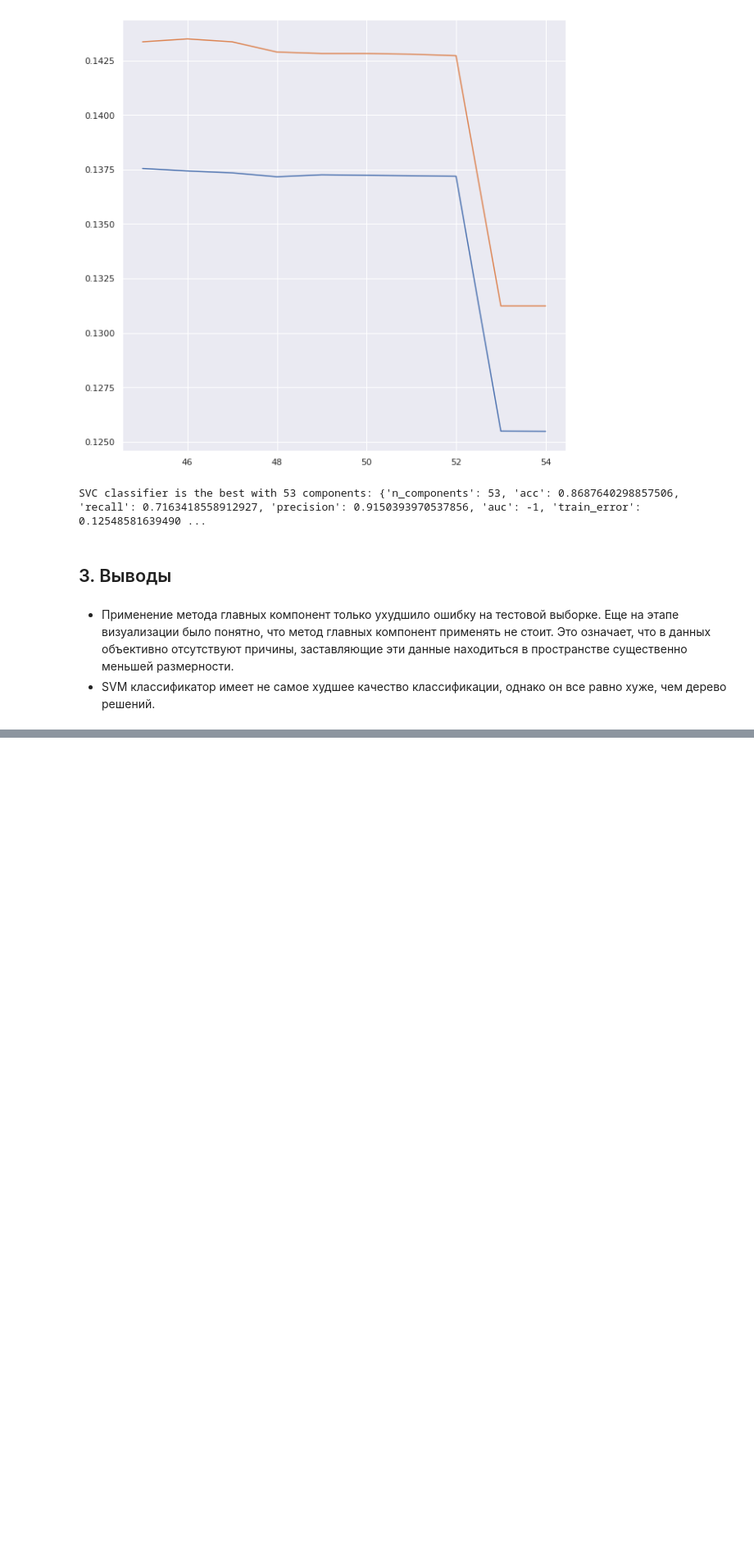
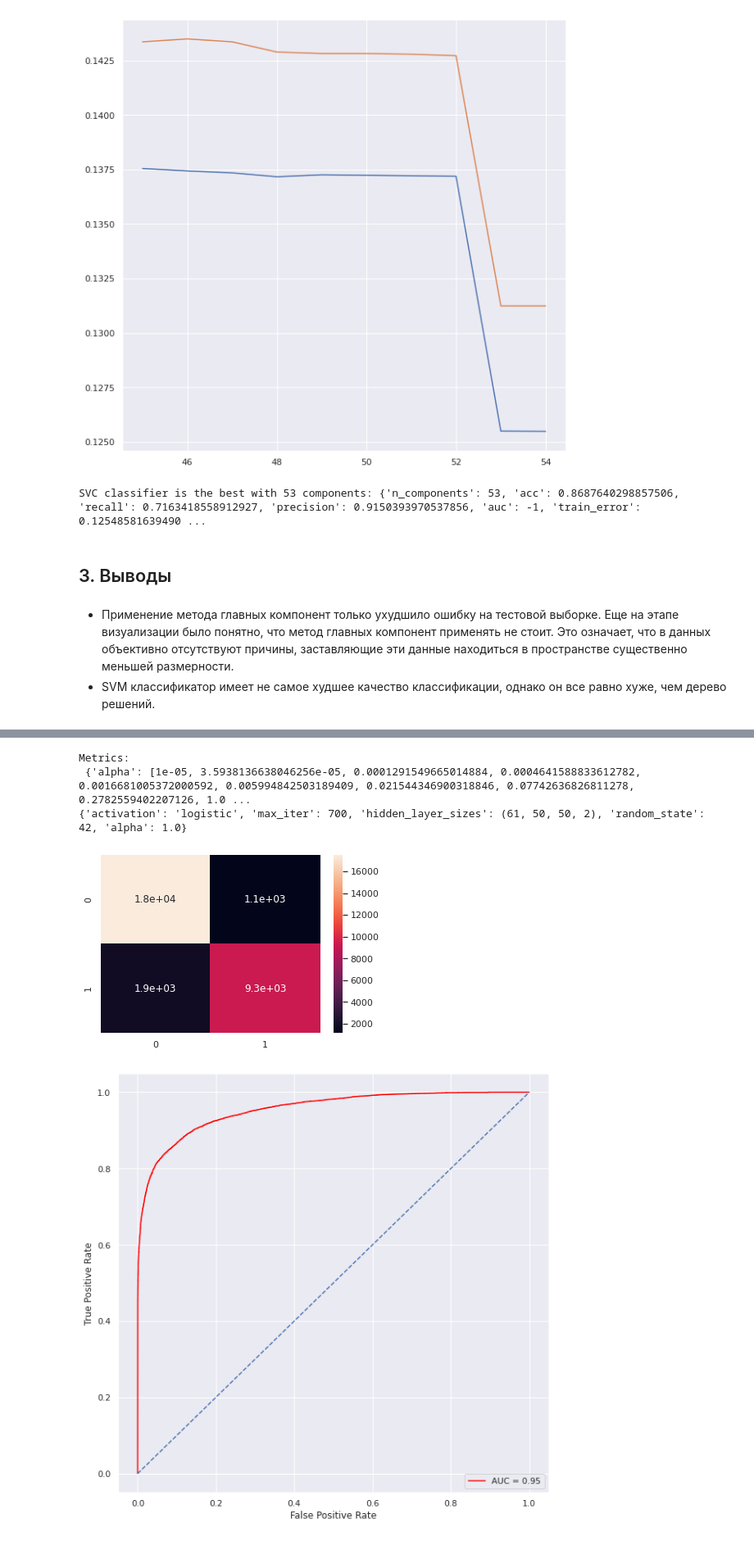
Before and after one commit to bogatovam/ml-course-hse, a Jupyter notebook: ML_LAB1.ipynb, the cells around one changed output, grey strips where cells are left out. Shown at 82% size. Drawn from its saved outputs; the diff is of its cells as text; code cells hidden in the pictures; blank space fills up the shorter version.

```diff
--- a/ML_LAB1.ipynb
+++ b/ML_LAB1.ipynb
@@ -1177,0 +1331,14 @@ SVC classifier is the best with 53 components: {'n_components': 53, 'acc': 0.868
+# %%
+y_test_predict = mlp_learned_model.predict(x_test)
+y_prob = mlp_learned_model.predict_proba(x_test)[:,1]
+
+print("Metrics:\n {}".format(mlp_model_metrics))
+print(mlp_best_params)
+CONFUSION(y_test, y_test_predict)
+ROC(y_test, y_prob)
+# %% [output]
+Metrics:
+ {'alpha': [1e-05, 3.5938136638046256e-05, 0.0001291549665014884, 0.0004641588833612782, 0.0016681005372000592, 0.005994842503189409, 0.021544346900318846, 0.07742636826811278, 0.2782559402207126, 1.0 ...
+{'activation': 'logistic', 'max_iter': 700, 'hidden_layer_sizes': (61, 50, 50, 2), 'random_state': 42, 'alpha': 1.0}
+[figure, added]
+[figure, added]
```
Also changed, not shown: parts of 39 cells of this notebook.
